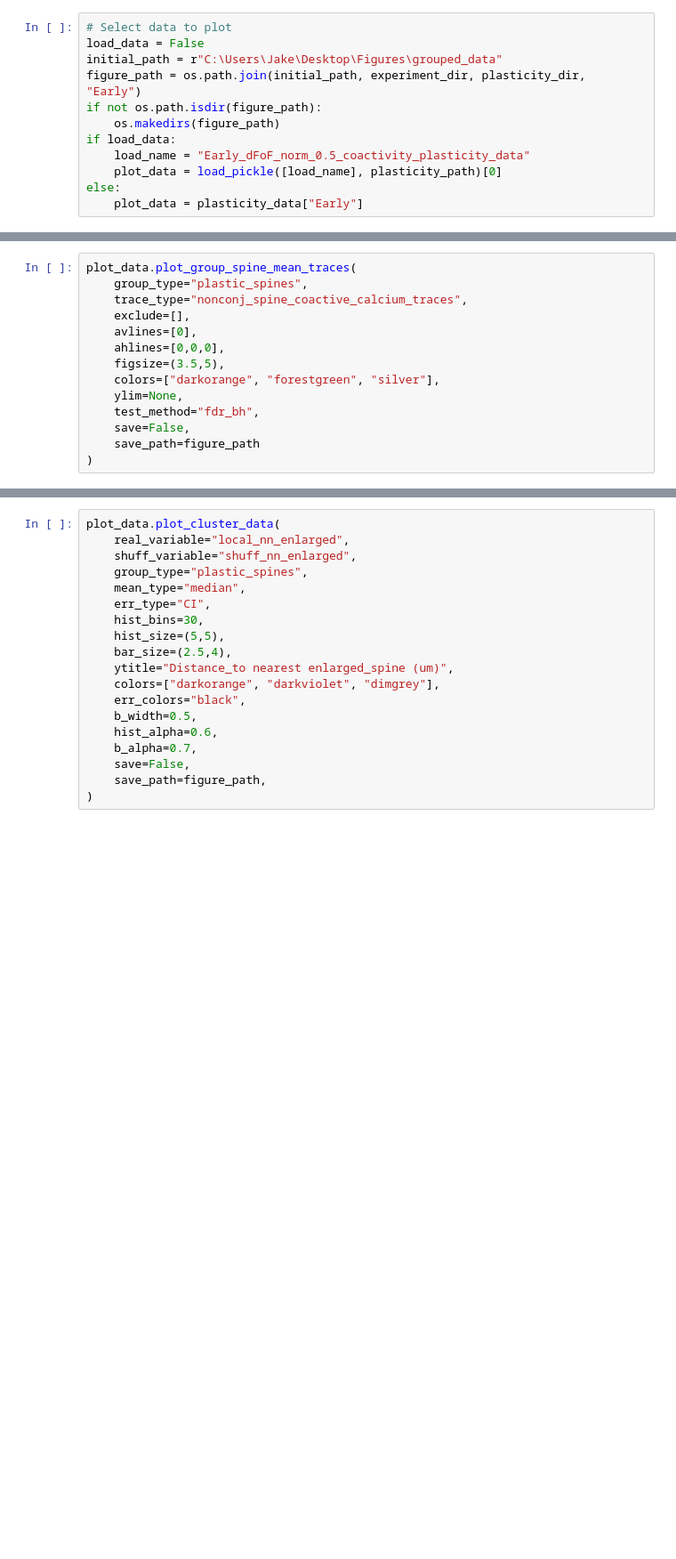
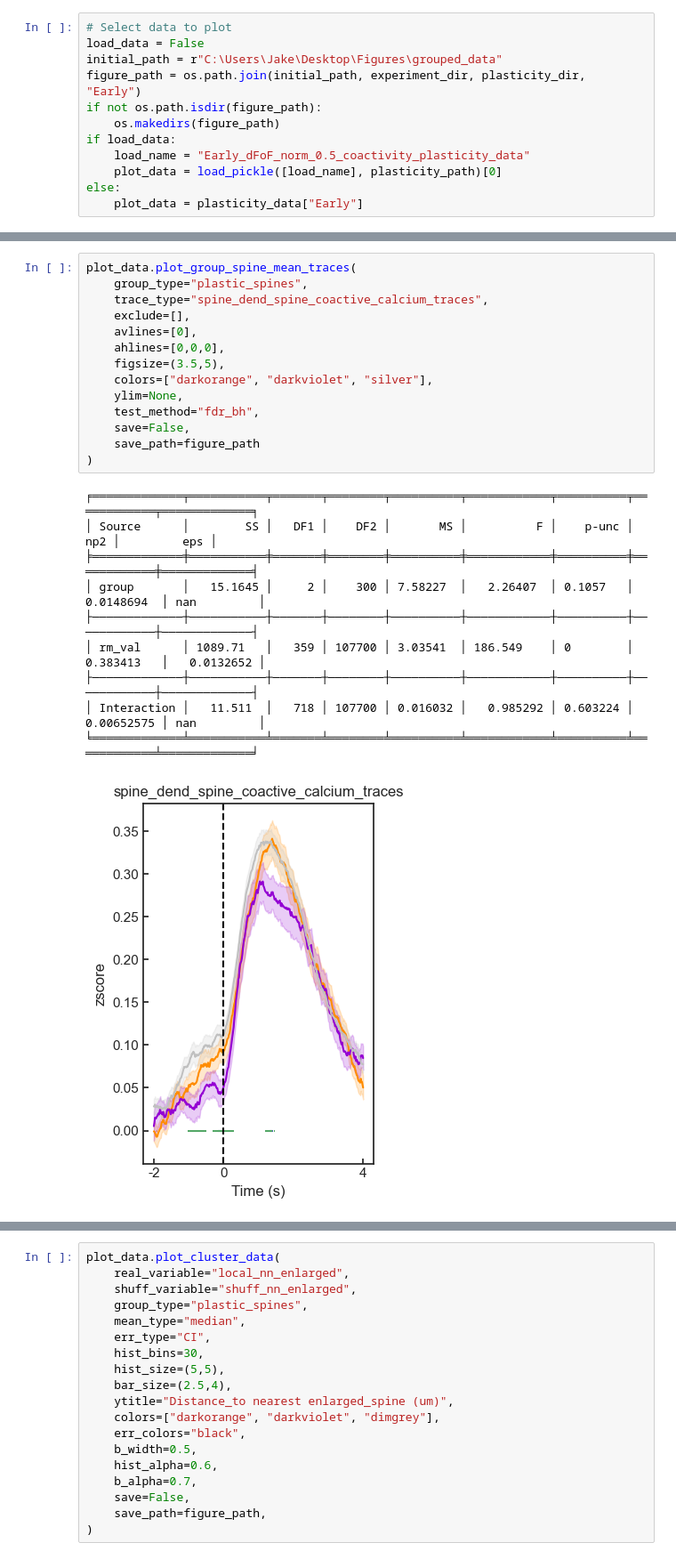
Before and after one commit to wjakewright/Lab_Analyses, a Jupyter notebook: Lab_Analyses/Spine_Analysis/Batch_Coactivity_Analysis.ipynb, the cells around one changed output, grey strips where cells are left out. Shown at 89% size. Cells and saved outputs as stored; diff of their text form; blank space fills up the shorter version.

```diff
--- a/Lab_Analyses/Spine_Analysis/Batch_Coactivity_Analysis.ipynb
+++ b/Lab_Analyses/Spine_Analysis/Batch_Coactivity_Analysis.ipynb
@@ -245,16 +444,27 @@ plot_data.plot_multi_group_scatter_plots(
 # %%
 plot_data.plot_group_spine_mean_traces(
     group_type="plastic_spines",
-    trace_type="nonconj_spine_coactive_calcium_traces",
+    trace_type="spine_dend_spine_coactive_calcium_traces",
     exclude=[],
     avlines=[0],
     ahlines=[0,0,0],
     figsize=(3.5,5),
-    colors=["darkorange", "forestgreen", "silver"],
+    colors=["darkorange", "darkviolet", "silver"],
     ylim=None,
     test_method="fdr_bh",
     save=False,
     save_path=figure_path
 )
+# %% [output]
+╒═════════════╤═══════════╤═══════╤════════╤══════════╤════════════╤══════════╤════════════╤═════════════╕
+│ Source      │        SS │   DF1 │    DF2 │       MS │          F │    p-unc │        np2 │         eps │
+╞═════════════╪═══════════╪═══════╪════════╪══════════╪════════════╪══════════╪════════════╪═════════════╡
+│ group       │   15.1645 │     2 │    300 │ 7.58227  │   2.26407  │ 0.1057   │ 0.0148694  │ nan         │
+├─────────────┼───────────┼───────┼────────┼──────────┼────────────┼──────────┼────────────┼─────────────┤
+│ rm_val      │ 1089.71   │   359 │ 107700 │ 3.03541  │ 186.549    │ 0        │ 0.383413   │   0.0132652 │
+├─────────────┼───────────┼───────┼────────┼──────────┼────────────┼──────────┼────────────┼─────────────┤
+│ Interaction │   11.511  │   718 │ 107700 │ 0.016032 │   0.985292 │ 0.603224 │ 0.00652575 │ nan         │
+╘═════════════╧═══════════╧═══════╧════════╧══════════╧════════════╧══════════╧════════════╧═════════════╛
+[figure, added]
 # %%
 plot_data.plot_spine_coactivity_distance(
```
Also changed, not shown: parts of 24 cells of this notebook.
